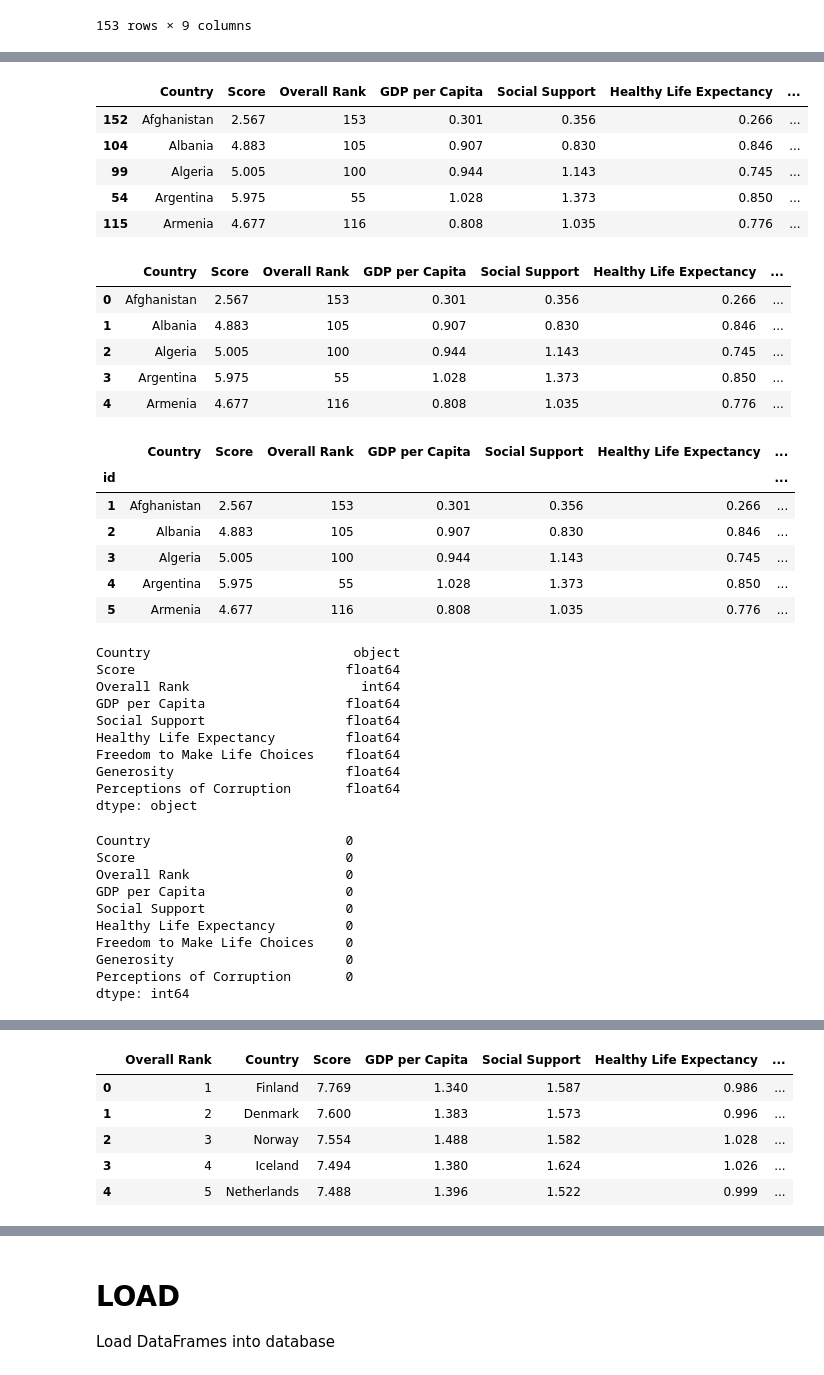
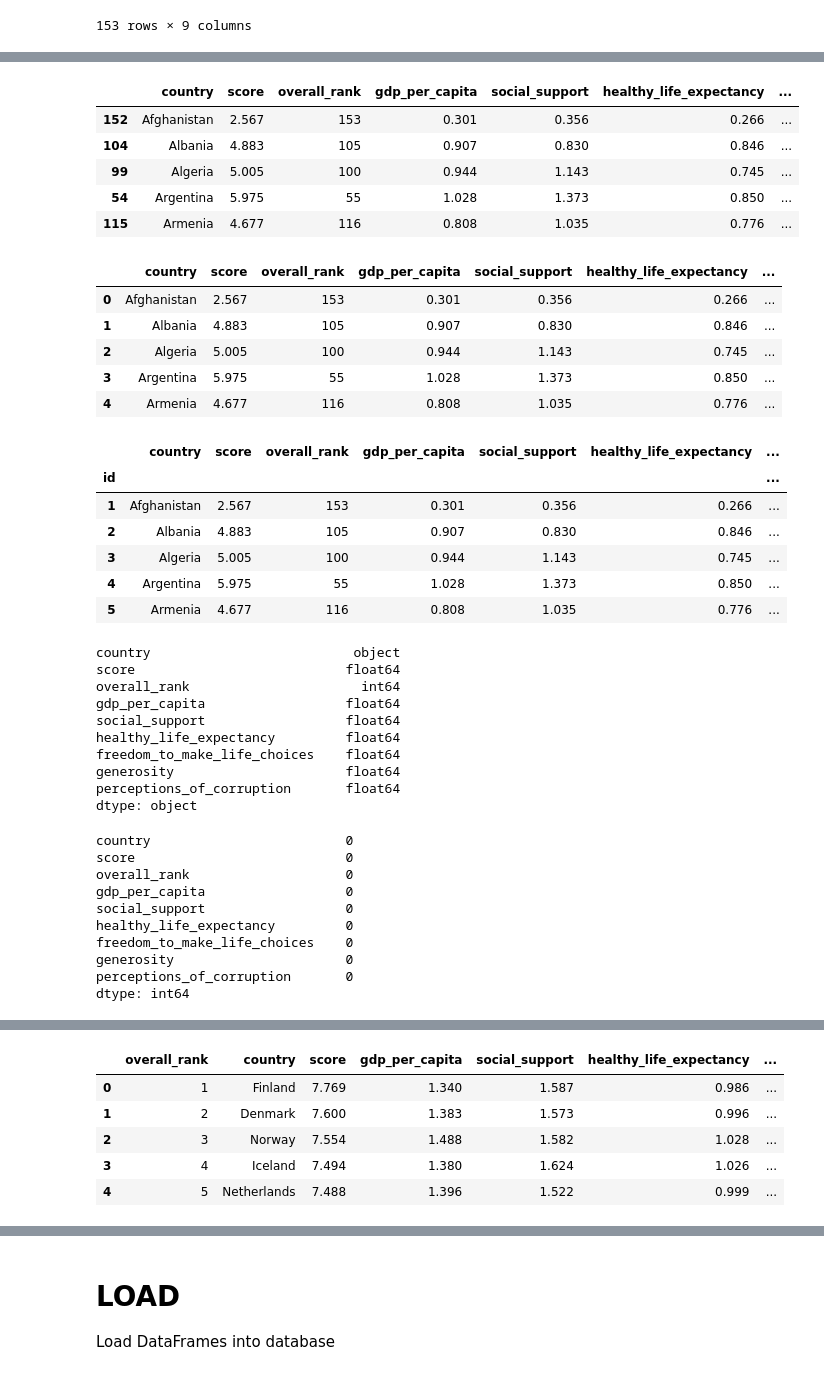
Before and after one commit to vandrade88/data-visualization-project, a Jupyter notebook: ETL.ipynb, the cells around one changed output, grey strips where cells are left out. Saved outputs shown, nothing was run; the diff lists cells and outputs as text; code cells hidden in the pictures.

```diff
--- a/ETL.ipynb
+++ b/ETL.ipynb
@@ -262,9 +262,9 @@ df2020_raw
 | 152 | 153 | Afghanistan | 2.567 | 0.301 | 0.356 | 0.266 | ... |
 153 rows × 9 columns
 # %%
-df2020 = df2020_raw.rename(columns = {"Overall rank": "Overall Rank", "Country or region": "Country",\
-                                      "GDP per capita": "GDP per Capita", "Social support": "Social Support",\
-                                      "Healthy life expectancy": "Healthy Life Expectancy", "Freedom to make life choices": "Freedom to Make Life Choices",\
-                                      "Perceptions of corruption": "Perceptions of Corruption"})
+df2020 = df2020_raw.rename(columns = {"Overall rank": "overall_rank", "Country or region": "country","Score": "score",\
+                                      "GDP per capita": "gdp_per_capita", "Social support": "social_support",\
+                                      "Healthy life expectancy": "healthy_life_expectancy", "Freedom to make life choices": "freedom_to_make_life_choices",\
+                                      "Generosity": "generosity", "Perceptions of corruption": "perceptions_of_corruption"})
 df2020.head()
 # %% [output]
@@ -283,5 +283 @@ Index(['Country', 'Score', 'Overall Rank', 'GDP per Capita', 'Social Support',
       dtype='object')
-# %%
-df2020 = df2020[["Country", "Score", "Overall Rank", "GDP per Capita", "Social Support",\
-                "Healthy Life Expectancy", "Freedom to Make Life Choices", "Generosity", "Perceptions of Corruption"]].copy()
-df2020.head()
@@ -294,0 +284,4 @@ df2020.head()
+# %%
+df2020 = df2020[["country", "score", "overall_rank", "gdp_per_capita", "social_support",\
+                "healthy_life_expectancy", "freedom_to_make_life_choices", "generosity", "perceptions_of_corruption"]].copy()
+df2020.head()
@@ -295,8 +295,8 @@ df2020.head()
 # %%
-df2020 = df2020.sort_values(by = 'Country')
+df2020 = df2020.sort_values(by = 'country')
 df2020.head()
 # %% [output]
-|  | Country | Score | Overall Rank | GDP per Capita | Social Support | Healthy Life Expectancy | ... |
+|  | country | score | overall_rank | gdp_per_capita | social_support | healthy_life_expectancy | ... |
 | 152 | Afghanistan | 2.567 | 153 | 0.301 | 0.356 | 0.266 | ... |
 | 104 | Albania | 4.883 | 105 | 0.907 | 0.830 | 0.846 | ... |
 | 99 | Algeria | 5.005 | 100 | 0.944 | 1.143 | 0.745 | ... |
@@ -306,7 +306,7 @@ df2020.head()
 df2020 = df2020.reset_index(drop=True)
 df2020.head()
 # %% [output]
-|  | Country | Score | Overall Rank | GDP per Capita | Social Support | Healthy Life Expectancy | ... |
+|  | country | score | overall_rank | gdp_per_capita | social_support | healthy_life_expectancy | ... |
 | 0 | Afghanistan | 2.567 | 153 | 0.301 | 0.356 | 0.266 | ... |
 | 1 | Albania | 4.883 | 105 | 0.907 | 0.830 | 0.846 | ... |
 | 2 | Algeria | 5.005 | 100 | 0.944 | 1.143 | 0.745 | ... |
@@ -316,7 +316,7 @@ df2020.head()
 df2020.index += 1; df2020.index.name='id'
 df2020.head()
 # %% [output]
-|  | Country | Score | Overall Rank | GDP per Capita | Social Support | Healthy Life Expectancy | ... |
+|  | country | score | overall_rank | gdp_per_capita | social_support | healthy_life_expectancy | ... |
 | id |  |  |  |  |  |  | ... |
 | 1 | Afghanistan | 2.567 | 153 | 0.301 | 0.356 | 0.266 | ... |
 | 2 | Albania | 4.883 | 105 | 0.907 | 0.830 | 0.846 | ... |
@@ -326,28 +326,28 @@ df2020.head()
 # %%
 df2020.dtypes
 # %% [output]
-Country                          object
-Score                           float64
-Overall Rank                      int64
-GDP per Capita                  float64
-Social Support                  float64
-Healthy Life Expectancy         float64
-Freedom to Make Life Choices    float64
-Generosity                      float64
-Perceptions of Corruption       float64
+country                          object
+score                           float64
+overall_rank                      int64
+gdp_per_capita                  float64
+social_support                  float64
+healthy_life_expectancy         float64
+freedom_to_make_life_choices    float64
+generosity                      float64
+perceptions_of_corruption       float64
 dtype: object
 # %%
 df2020.isna().sum()
 # %% [output]
-Country                         0
-Score                           0
-Overall Rank                    0
-GDP per Capita                  0
-Social Support                  0
-Healthy Life Expectancy         0
-Freedom to Make Life Choices    0
-Generosity                      0
-Perceptions of Corruption       0
+country                         0
+score                           0
+overall_rank                    0
+gdp_per_capita                  0
+social_support                  0
+healthy_life_expectancy         0
+freedom_to_make_life_choices    0
+generosity                      0
+perceptions_of_corruption       0
 dtype: int64
 # %%
 df2019_raw
@@ -366,13 +366,13 @@ df2019_raw
 | 155 | 156 | South Sudan | 2.853 | 0.306 | 0.575 | 0.295 | ... |
 156 rows × 9 columns
 # %%
-df2019 = df2019_raw.rename(columns = {"Overall rank": "Overall Rank", "Country or region": "Country",\
-                                      "GDP per capita": "GDP per Capita", "Social support": "Social Support",\
-                                      "Healthy life expectancy": "Healthy Life Expectancy", "Freedom to make life choices": "Freedom to Make Life Choices",\
-                                      "Perceptions of corruption": "Perceptions of Corruption"})
+df2019 = df2019_raw.rename(columns = {"Overall rank": "overall_rank", "Country or region": "country","Score": "score",\
+                                      "GDP per capita": "gdp_per_capita", "Social support": "social_support",\
+                                      "Healthy life expectancy": "healthy_life_expectancy", "Freedom to make life choices": "freedom_to_make_life_choices",\
+                                      "Generosity": "generosity", "Perceptions of corruption": "perceptions_of_corruption"})
 df2019.head()
 # %% [output]
-|  | Overall Rank | Country | Score | GDP per Capita | Social Support | Healthy Life Expectancy | ... |
+|  | overall_rank | country | score | gdp_per_capita | social_support | healthy_life_expectancy | ... |
 | 0 | 1 | Finland | 7.769 | 1.340 | 1.587 | 0.986 | ... |
 | 1 | 2 | Denmark | 7.600 | 1.383 | 1.573 | 0.996 | ... |
 | 2 | 3 | Norway | 7.554 | 1.488 | 1.582 | 1.028 | ... |
```
Also changed, not shown: parts of 47 cells of this notebook, 1 other file.
